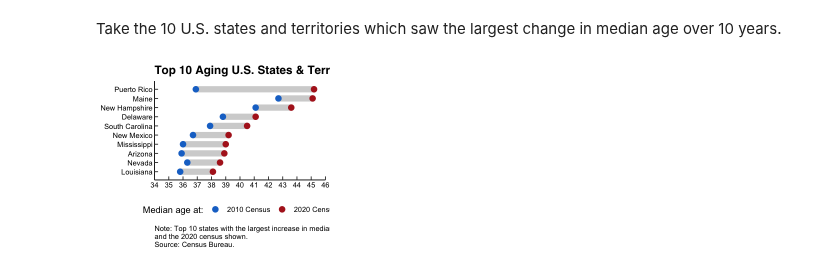
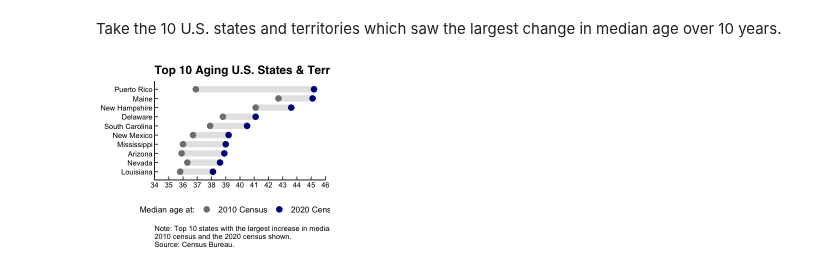
Before and after one commit to maha4028/economic-charting, a Jupyter notebook: generate_plots.ipynb, the cells around one changed output. Saved outputs shown, nothing was run; the diff lists cells and outputs as text; code cells hidden in the pictures.

```diff
--- a/generate_plots.ipynb
+++ b/generate_plots.ipynb
@@ -855,7 +860,7 @@ neat_order <- (df %>% arrange(DP1_0073C))$NAME
 aging <- df_long %>%
   mutate(NAME = factor(NAME, levels = neat_order)) %>%
   ggplot(aes(x=value,y=NAME)) +
-  geom_line(aes(group=NAME), color="lightgrey", linewidth=3.5) +
+  geom_line(aes(group=NAME), color="gray90", linewidth=3.5) +
   geom_point(aes(color=name), size=3) +
   theme_classic() +
   theme(
@@ -863,35 +868,37 @@ aging <- df_long %>%
     plot.title = element_text(family = "Helvetica", face = "bold", size = 14),
     plot.subtitle = element_text(hjust = 0, size = 10),
     axis.text = element_text(color = "black"),
     axis.ticks.length = unit(-0.15, "cm"),
-    plot.caption = element_text(hjust = 0)
+    plot.caption = element_text(hjust = 0),
+    legend.text = element_text(size = 10),
+    legend.title = element_text(size = 10)
     ) +
   scale_color_manual(
     name="Median age at:",
     breaks=c("P013001", "DP1_0073C"),
-    values=c("DP1_0073C"="firebrick", "P013001"="dodgerblue3"),
+    values=c("DP1_0073C"="darkblue", "P013001"="gray50"),
     labels=c("DP1_0073C"="2020 Census","P013001"="2010 Census")
     ) +
   scale_x_continuous(
     limits=c(34, 46),
     breaks = seq(30, 46, 1),
     expand = c(0, 0)
     ) +
     scale_y_discrete(
       expand=c(0.1,0)
     ) +
   xlab(NULL) + ylab(NULL) +
   labs(
     title = "Top 10 Aging U.S. States & Territories",
     # subtitle = "Median Age",
     caption = paste0(
-      "Note: Top 10 states with the largest increase in median age between the 2010 census",
-      "\nand the 2020 census shown.",
+      "Note: Top 10 states with the largest increase in median age between the",
+      "\n2010 census and the 2020 census shown.",
       "\nSource: Census Bureau.")
     )
 
 aging
 
 ggsave("plots/aging.png", plot = aging, width = 3.9*1.25, height = 3.2+(0.13*4), units = "in", dpi = 300)
 # %% [output]
-[figure, old version]
+[figure, new version]
```
Also changed, not shown: parts of 4 cells of this notebook, 2 other files.
